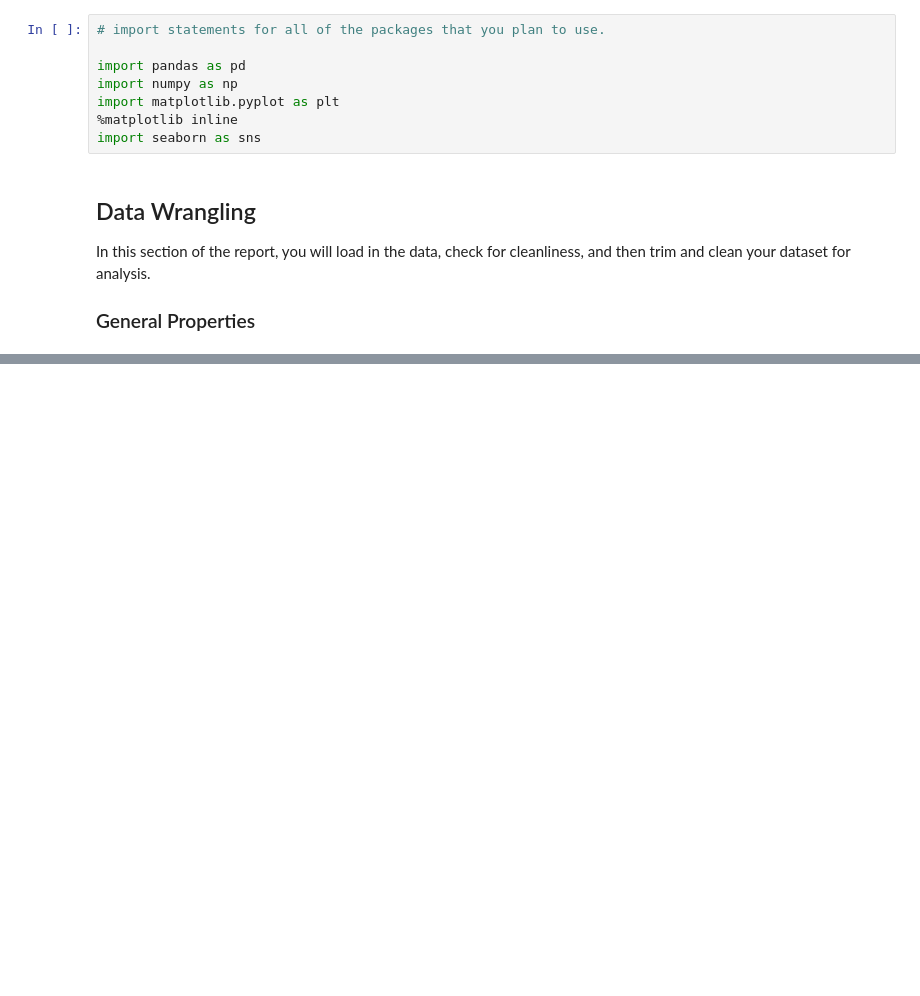
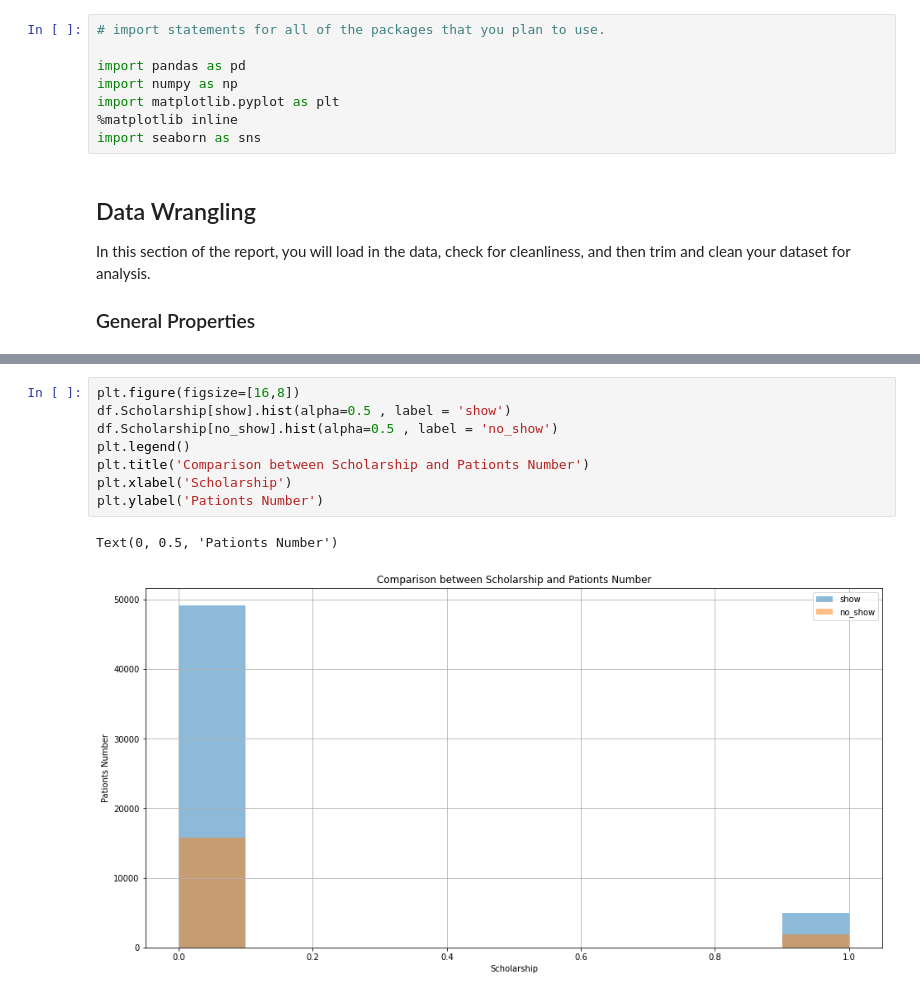
Before and after one commit to Abdellatif-Elfeke/Investigate-a-Dataset, a Jupyter notebook: investigate_a_dataset_template.ipynb, the cells around one changed output, grey strips where cells are left out. Saved outputs shown, nothing was run; the diff lists cells and outputs as text; blank space fills up the shorter version.

```diff
--- a/investigate_a_dataset_template.ipynb
+++ b/investigate_a_dataset_template.ipynb
@@ -97,0 +236,11 @@ ParserError: ignored
+# %%
+plt.figure(figsize=[16,8])
+df.Scholarship[show].hist(alpha=0.5 , label = 'show')
+df.Scholarship[no_show].hist(alpha=0.5 , label = 'no_show')
+plt.legend()
+plt.title('Comparison between Scholarship and Pationts Number')
+plt.xlabel('Scholarship')
+plt.ylabel('Pationts Number')
+# %% [output]
+Text(0, 0.5, 'Pationts Number')
+[figure, added]
```
Also changed, not shown: parts of 31 cells of this notebook.
